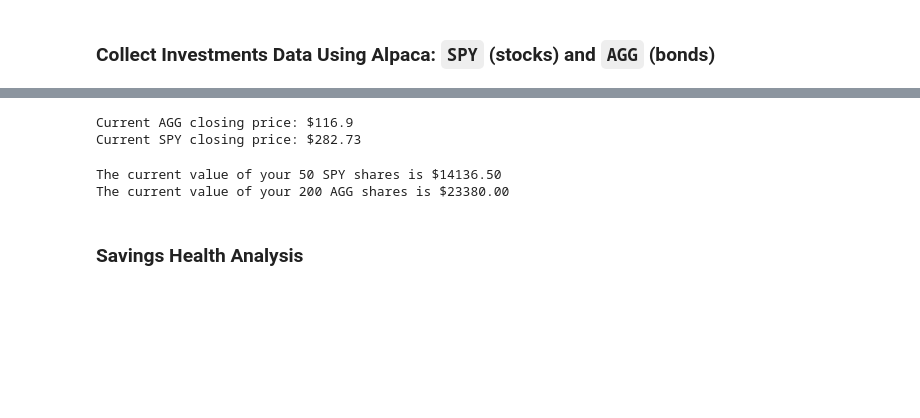
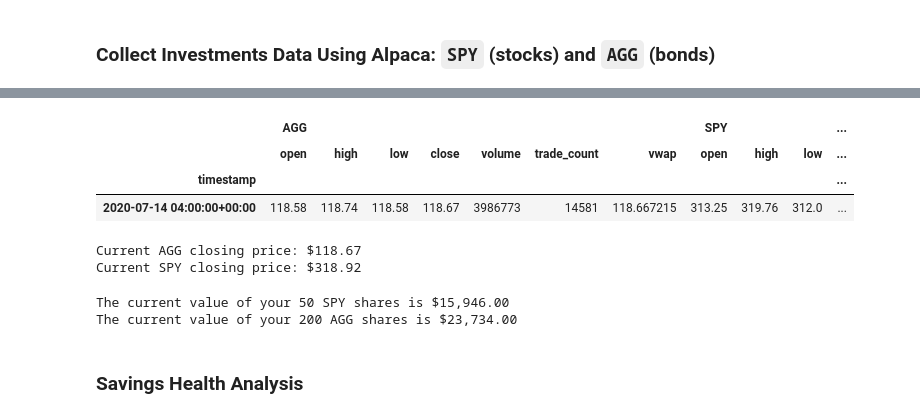
Before and after one commit to zeta1178/FinTech-Mod5-Challenge, a Jupyter notebook: financial-planner.ipynb, the cells around one changed output, grey strips where cells are left out. Drawn from its saved outputs; the diff is of its cells as text; code cells hidden in the pictures; blank space fills up the shorter version.

```diff
--- a/financial-planner.ipynb
+++ b/financial-planner.ipynb
@@ -78,11 +78,12 @@ api_secret = os.getenv('ALPACA_SECRET_KEY')
 base_url = 'https://paper-api.alpaca.markets'
 
 # Create the Alpaca API object
-api = tradeapi.REST(api_key, api_secret, base_url, api_version='v2')
+alpaca = tradeapi.REST(api_key, api_secret, base_url, api_version='v2')
 # %%
 # Format current date as ISO format
-current_date=dt.datetime.now().isoformat()
-print(current_date)
+# current_date=dt.datetime.now().isoformat()
+today = pd.Timestamp("2020-07-14", tz="America/New_York").isoformat()
+# print(today)
 
 # Set the tickers
 tickers = ["AGG", "SPY"]
@@ -91,16 +92,22 @@ tickers = ["AGG", "SPY"]
 timeframe = "1Day"
 
 # Get current closing prices for SPY and AGG
-# YOUR CODE HERE!
+df_portfolio = alpaca.get_bars(
+    tickers,
+    timeframe,
+    start = today,
+    end = today
+).df
 
 # Reorganize the DataFrame
 # Separate ticker data
-# YOUR CODE HERE!
+AGG = df_portfolio[df_portfolio['symbol']=='AGG'].drop('symbol', axis=1)
+SPY = df_portfolio[df_portfolio['symbol']=='SPY'].drop('symbol', axis=1)
 
 
 # Concatenate the ticker DataFrames
-# YOUR CODE HERE!
+df_portfolio = pd.concat([AGG, SPY],axis=1, keys=['AGG','SPY'])
 
 # Preview DataFrame
-# YOUR CODE HERE!
+df_portfolio
 # %% [output]
@@ -108,23 +114,30 @@ timeframe = "1Day"
+|  | AGG |  |  |  |  |  |  | SPY |  |  | ... |
+|  | open | high | low | close | volume | trade_count | vwap | open | high | low | ... |
+| timestamp |  |  |  |  |  |  |  |  |  |  | ... |
+| 2020-07-14 04:00:00+00:00 | 118.58 | 118.74 | 118.58 | 118.67 | 3986773 | 14581 | 118.667215 | 313.25 | 319.76 | 312.0 | ... |
 # %%
 # Pick AGG and SPY close prices
-# YOUR CODE HERE!
+agg_close_price = float(df_portfolio["AGG"]["close"])
+spy_close_price = float(df_portfolio["SPY"]["close"])
 
 # Print AGG and SPY close prices
 print(f"Current AGG closing price: ${agg_close_price}")
 print(f"Current SPY closing price: ${spy_close_price}")
 # %% [output]
-Current AGG closing price: $116.9
-Current SPY closing price: $282.73
+Current AGG closing price: $118.67
+Current SPY closing price: $318.92
 # %%
 # Compute the current value of shares
-# YOUR CODE HERE!
+my_agg_value= agg_close_price * my_agg
+my_spy_value= spy_close_price * my_spy
+my_wallet_value= my_agg_value + my_spy_value
 
 # Print current value of shares
-print(f"The current value of your {my_spy} SPY shares is ${my_spy_value:0.2f}")
-print(f"The current value of your {my_agg} AGG shares is ${my_agg_value:0.2f}")
+print(f"The current value of your {my_spy} SPY shares is "+"${:,.2f}".format(my_spy_value))
+print(f"The current value of your {my_agg} AGG shares is "+"${:,.2f}".format(my_agg_value))
 # %% [output]
-The current value of your 50 SPY shares is $14136.50
-The current value of your 200 AGG shares is $23380.00
+The current value of your 50 SPY shares is $15,946.00
+The current value of your 200 AGG shares is $23,734.00
 # %% [markdown]
 ### Savings Health Analysis
 # %%
```
Also changed, not shown: parts of 2 cells of this notebook, 1 other file.
